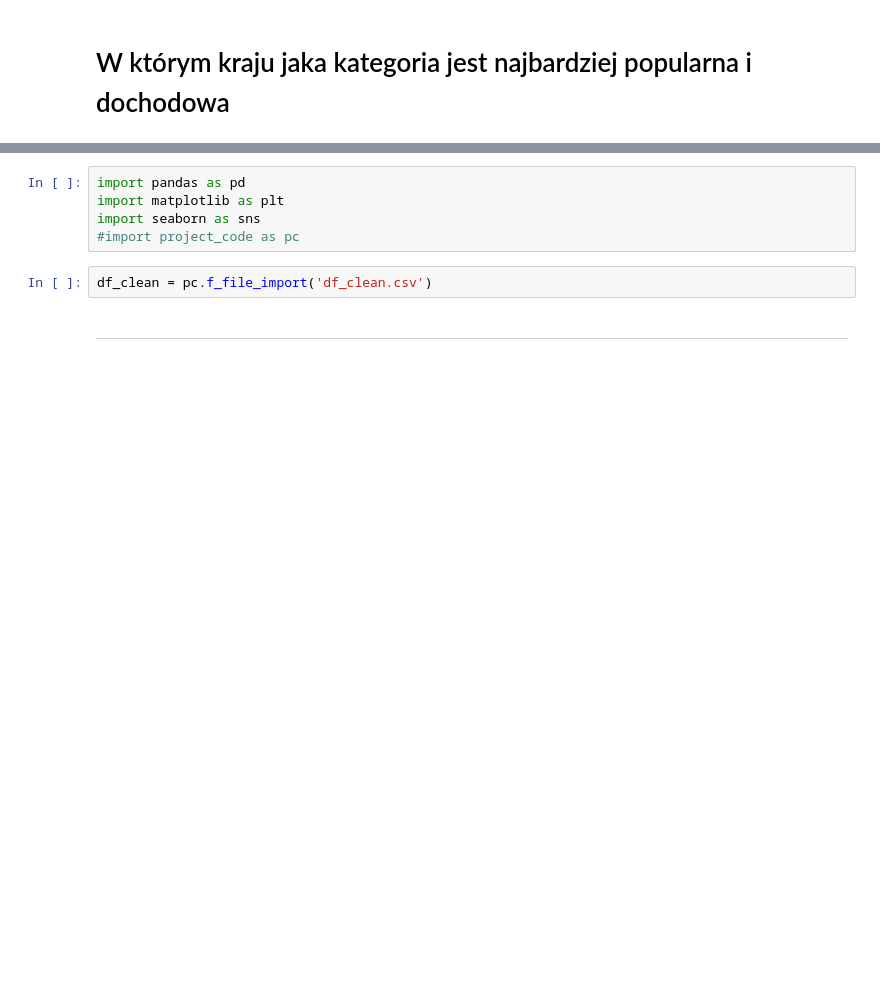
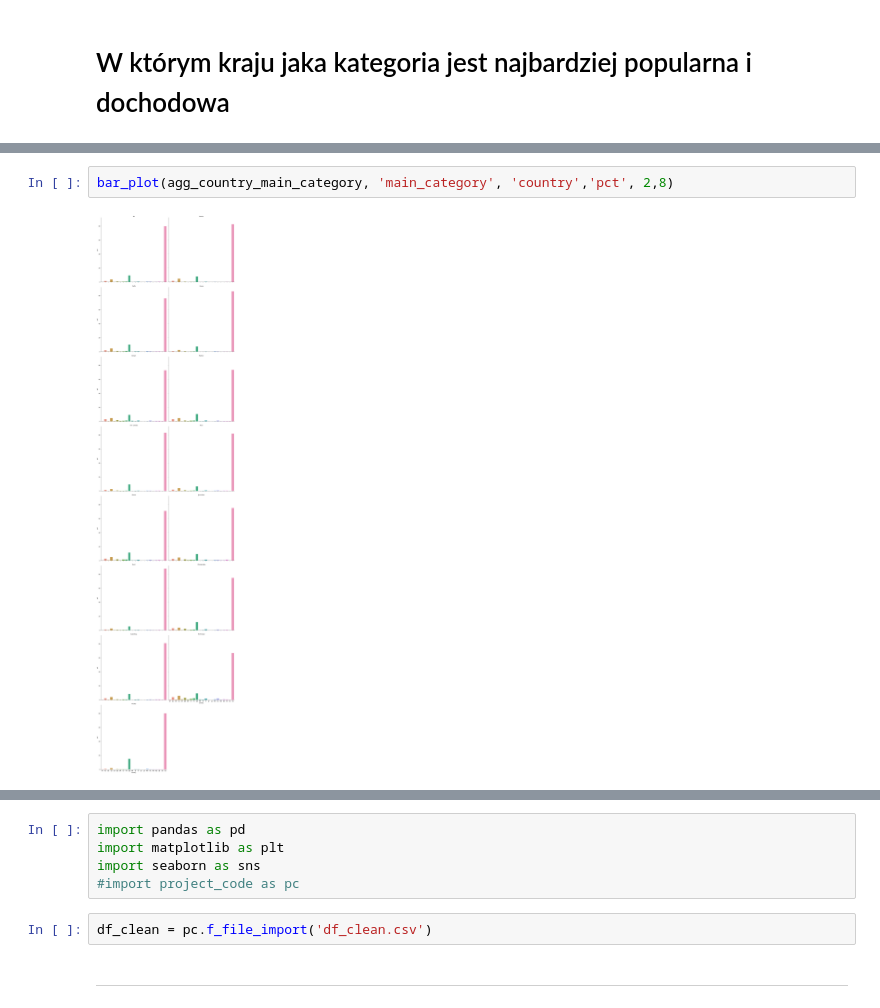
Before and after one commit to infoshareacademy/jdszr7-gold_diggers, a Jupyter notebook: python_projects/Kickstarter/plots.ipynb, the cells around one changed output, grey strips where cells are left out. Saved outputs shown, nothing was run; the diff lists cells and outputs as text; blank space fills up the shorter version.

```diff
--- a/python_projects/Kickstarter/plots.ipynb
+++ b/python_projects/Kickstarter/plots.ipynb
@@ -2,0 +86,4 @@
+# %%
+bar_plot(agg_country_main_category, 'main_category', 'country','pct', 2,8)
+# %% [output]
+[figure, added]
```
Also changed, not shown: parts of 23 cells of this notebook.
